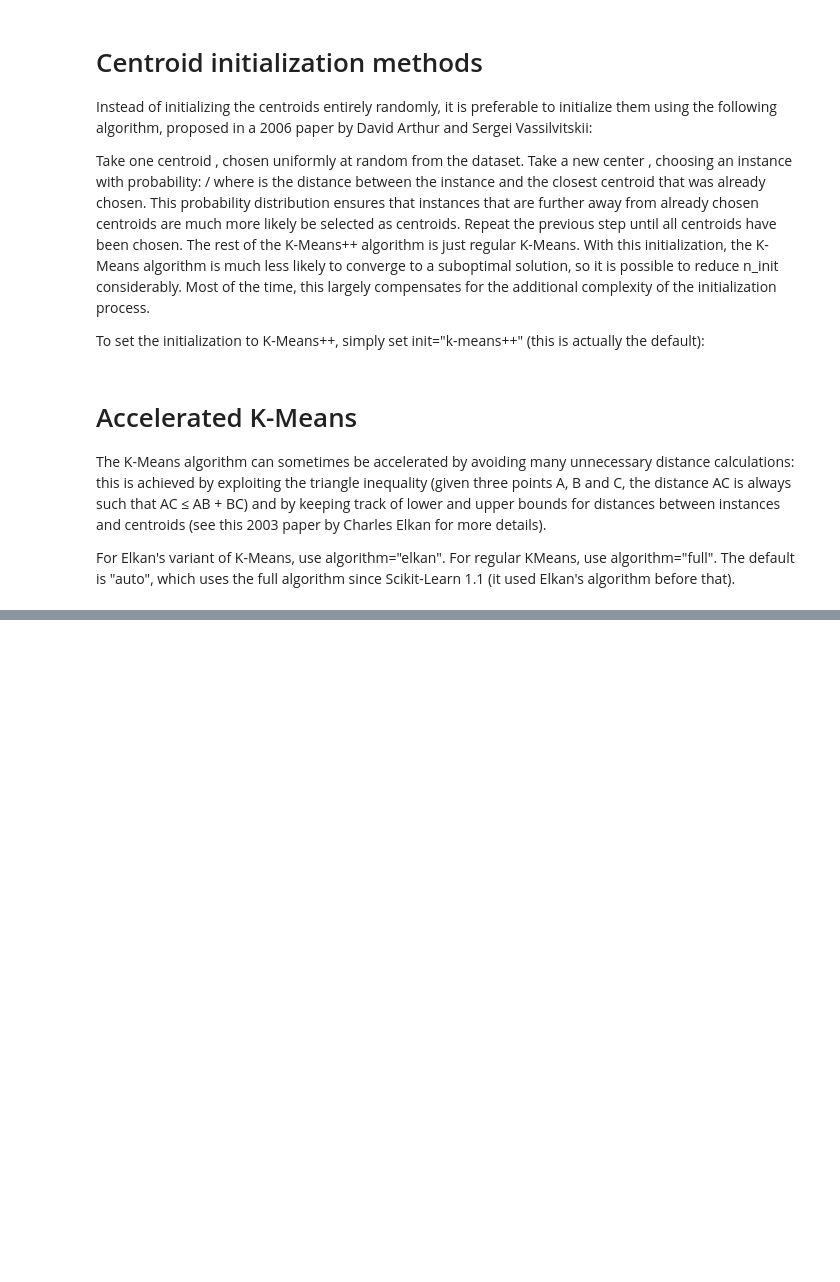
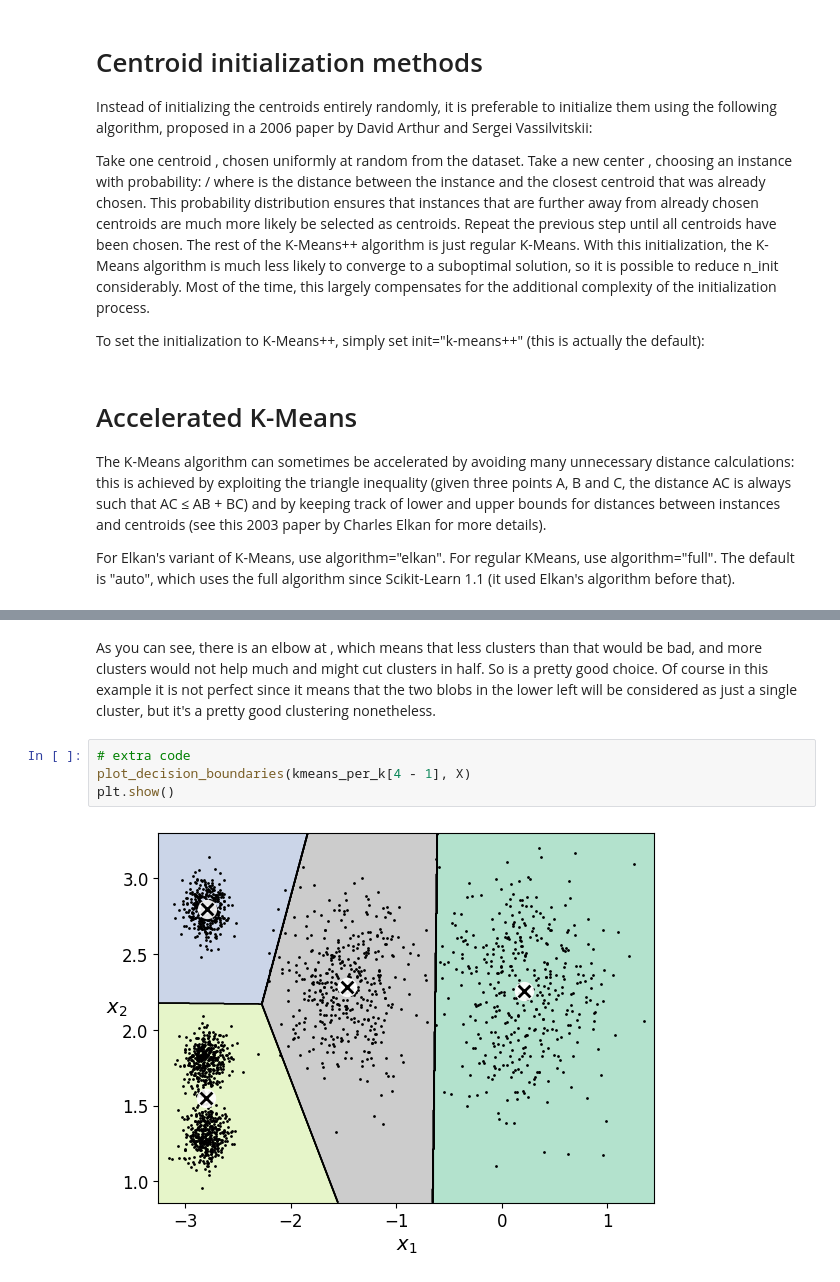
Before and after one commit to Pavan-jangid-here/Learning, a Jupyter notebook: Machine Learning (ML)/8. Unsupervised Learning.ipynb, the cells around one changed output, grey strips where cells are left out. Saved outputs shown, nothing was run; the diff lists cells and outputs as text; blank space fills up the shorter version.

```diff
--- a/Machine Learning (ML)/8. Unsupervised Learning.ipynb
+++ b/Machine Learning (ML)/8. Unsupervised Learning.ipynb
@@ -445,0 +508,10 @@ For Elkan's variant of K-Means, use algorithm="elkan". For regular KMeans, use a
+# %% [markdown]
+As you can see, there is an elbow at
+, which means that less clusters than that would be bad, and more clusters would not help much and might cut clusters in half. So
+ is a pretty good choice. Of course in this example it is not perfect since it means that the two blobs in the lower left will be considered as just a single cluster, but it's a pretty good clustering nonetheless.
+# %%
+# extra code
+plot_decision_boundaries(kmeans_per_k[4 - 1], X)
+plt.show()
+# %% [output]
+[figure, added]
```
Also changed, not shown: parts of 22 cells of this notebook, 7 other files.
